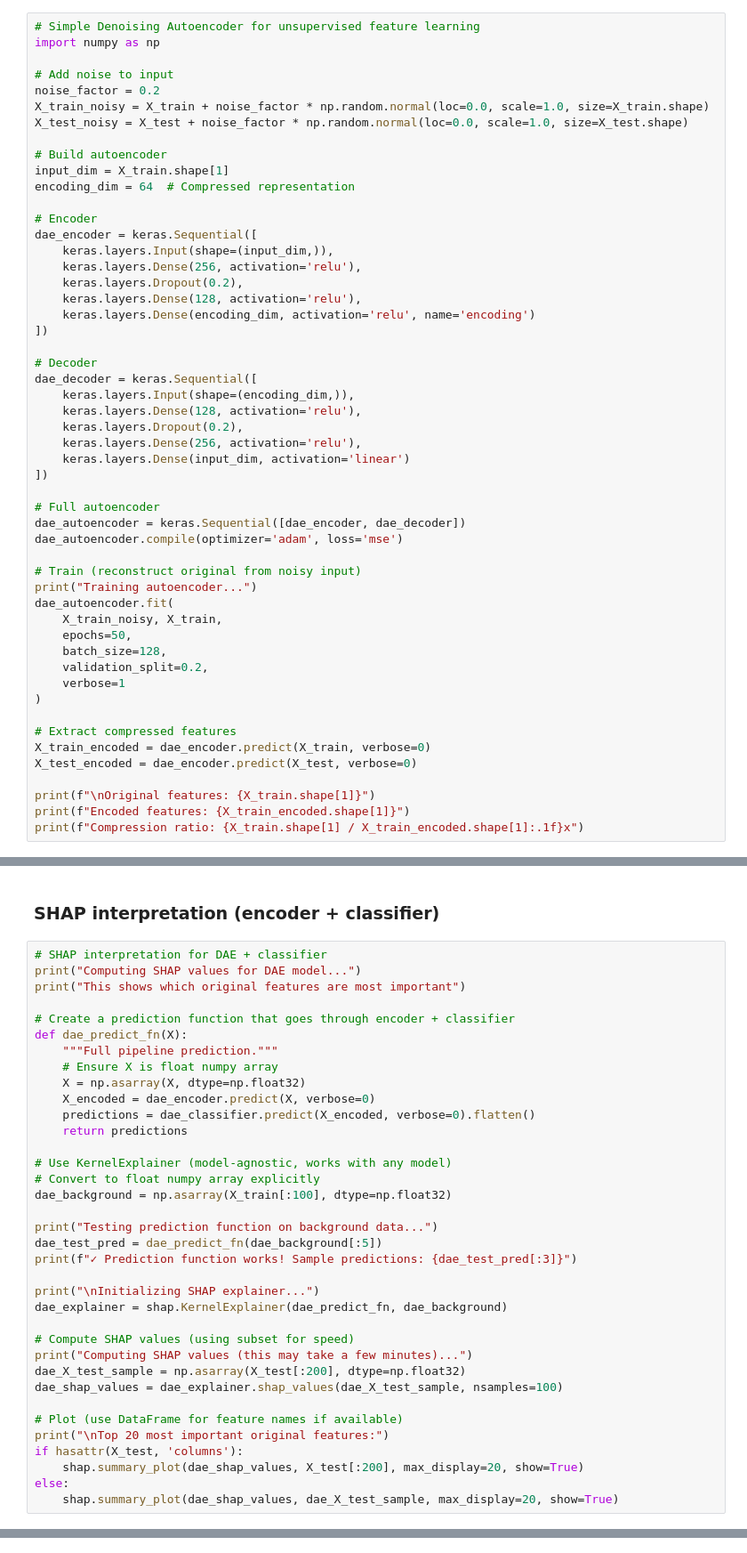
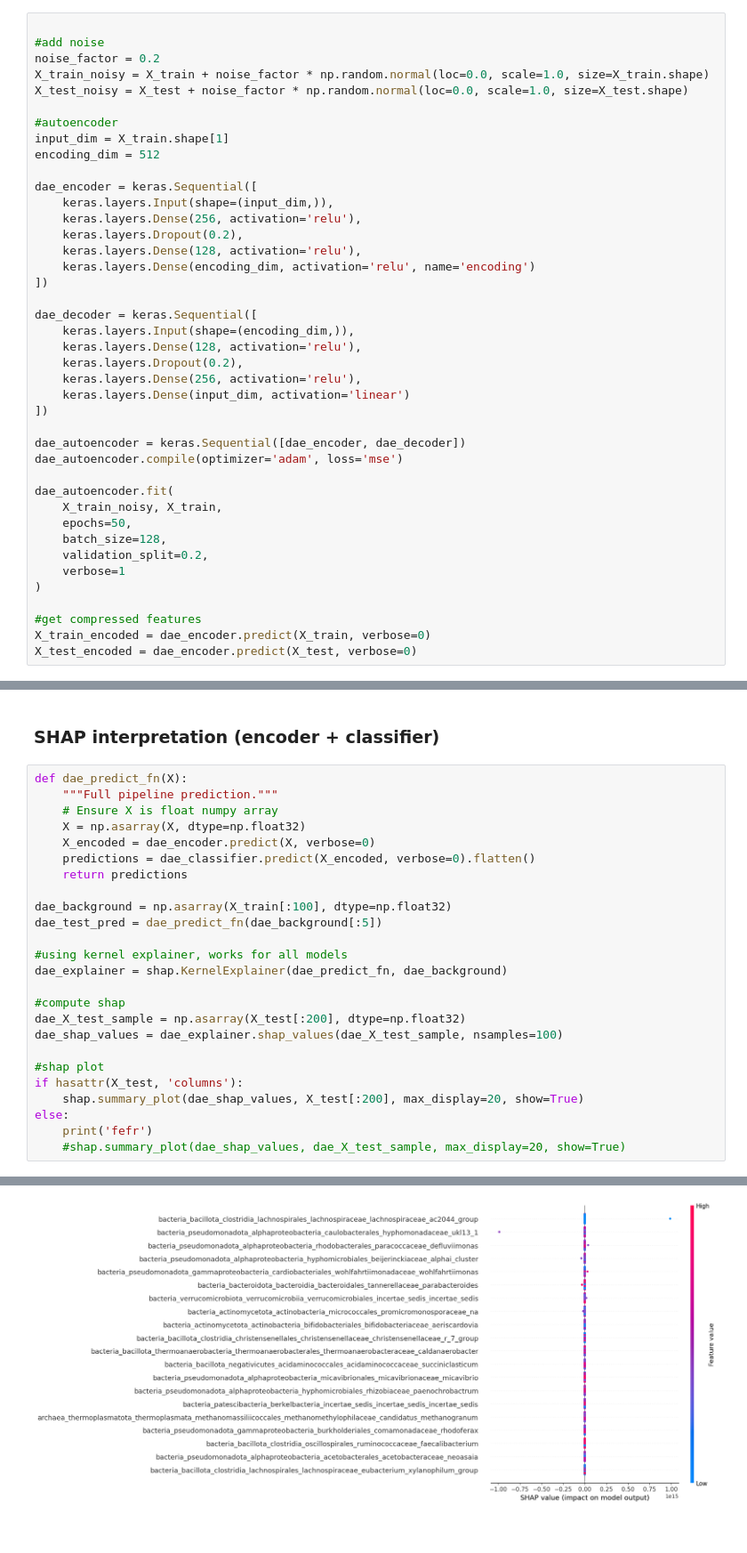
Before and after one commit to helloimfrei/gut-atlas, a Jupyter notebook: notebooks/gi_binary_classification.ipynb, the cells around one changed output, grey strips where cells are left out. Shown at 89% size. Drawn from its saved outputs; the diff is of its cells as text.

```diff
--- a/notebooks/gi_binary_classification.ipynb
+++ b/notebooks/gi_binary_classification.ipynb
@@ -228,17 +233,14 @@ Max risk-enhancing coefficient: 2.1103
 # %%
-# Simple Denoising Autoencoder for unsupervised feature learning
-import numpy as np
 
-# Add noise to input
+#add noise
 noise_factor = 0.2
 X_train_noisy = X_train + noise_factor * np.random.normal(loc=0.0, scale=1.0, size=X_train.shape)
 X_test_noisy = X_test + noise_factor * np.random.normal(loc=0.0, scale=1.0, size=X_test.shape)
 
-# Build autoencoder
+#autoencoder
 input_dim = X_train.shape[1]
-encoding_dim = 64  # Compressed representation
+encoding_dim = 512
 
-# Encoder
 dae_encoder = keras.Sequential([
     keras.layers.Input(shape=(input_dim,)),
     keras.layers.Dense(256, activation='relu'),
@@ -247,7 +249,6 @@ dae_encoder = keras.Sequential([
     keras.layers.Dense(encoding_dim, activation='relu', name='encoding')
 ])
 
-# Decoder
 dae_decoder = keras.Sequential([
     keras.layers.Input(shape=(encoding_dim,)),
     keras.layers.Dense(128, activation='relu'),
@@ -256,12 +257,9 @@ dae_decoder = keras.Sequential([
     keras.layers.Dense(input_dim, activation='linear')
 ])
 
-# Full autoencoder
 dae_autoencoder = keras.Sequential([dae_encoder, dae_decoder])
 dae_autoencoder.compile(optimizer='adam', loss='mse')
 
-# Train (reconstruct original from noisy input)
-print("Training autoencoder...")
 dae_autoencoder.fit(
     X_train_noisy, X_train,
     epochs=50,
@@ -270,10 +268,6 @@ dae_autoencoder.fit(
     verbose=1
 )
 
-# Extract compressed features
+#get compressed features
 X_train_encoded = dae_encoder.predict(X_train, verbose=0)
 X_test_encoded = dae_encoder.predict(X_test, verbose=0)
-
-print(f"\nOriginal features: {X_train.shape[1]}")
-print(f"Encoded features: {X_train_encoded.shape[1]}")
-print(f"Compression ratio: {X_train.shape[1] / X_train_encoded.shape[1]:.1f}x")
@@ -314,11 +346,6 @@ plot_confusion_matrix(y_test, dae_preds)
 # %% [markdown]
 ### SHAP interpretation (encoder + classifier)
 # %%
-# SHAP interpretation for DAE + classifier
-print("Computing SHAP values for DAE model...")
-print("This shows which original features are most important")
-
-# Create a prediction function that goes through encoder + classifier
 def dae_predict_fn(X):
     """Full pipeline prediction."""
     # Ensure X is float numpy array
@@ -327,25 +354,20 @@ def dae_predict_fn(X):
     predictions = dae_classifier.predict(X_encoded, verbose=0).flatten()
     return predictions
 
-# Use KernelExplainer (model-agnostic, works with any model)
-# Convert to float numpy array explicitly
 dae_background = np.asarray(X_train[:100], dtype=np.float32)
+dae_test_pred = dae_predict_fn(dae_background[:5])
 
-print("Testing prediction function on background data...")
-dae_test_pred = dae_predict_fn(dae_background[:5])
-print(f"✓ Prediction function works! Sample predictions: {dae_test_pred[:3]}")
-
-print("\nInitializing SHAP explainer...")
+#using kernel explainer, works for all models
 dae_explainer = shap.KernelExplainer(dae_predict_fn, dae_background)
 
-# Compute SHAP values (using subset for speed)
-print("Computing SHAP values (this may take a few minutes)...")
+#compute shap
 dae_X_test_sample = np.asarray(X_test[:200], dtype=np.float32)
 dae_shap_values = dae_explainer.shap_values(dae_X_test_sample, nsamples=100)
 
-# Plot (use DataFrame for feature names if available)
-print("\nTop 20 most important original features:")
+#shap plot
 if hasattr(X_test, 'columns'):
     shap.summary_plot(dae_shap_values, X_test[:200], max_display=20, show=True)
 else:
-    shap.summary_plot(dae_shap_values, dae_X_test_sample, max_display=20, show=True)
+    print('fefr')
+    #shap.summary_plot(dae_shap_values, dae_X_test_sample, max_display=20, show=True)
+# %% [output]
@@ -352,3 +379,4 @@ else:
+[figure, added]
 # %%
 nn_model = keras.Sequential(
     [
```
Also changed, not shown: parts of 17 cells of this notebook, 23 other files.
